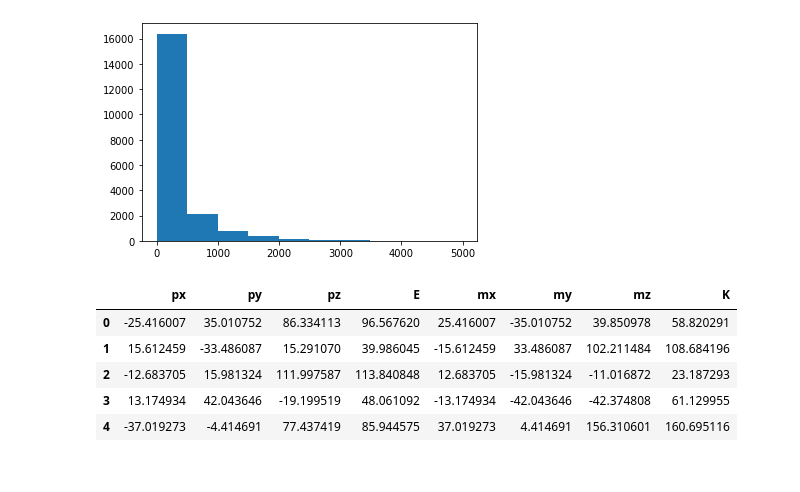
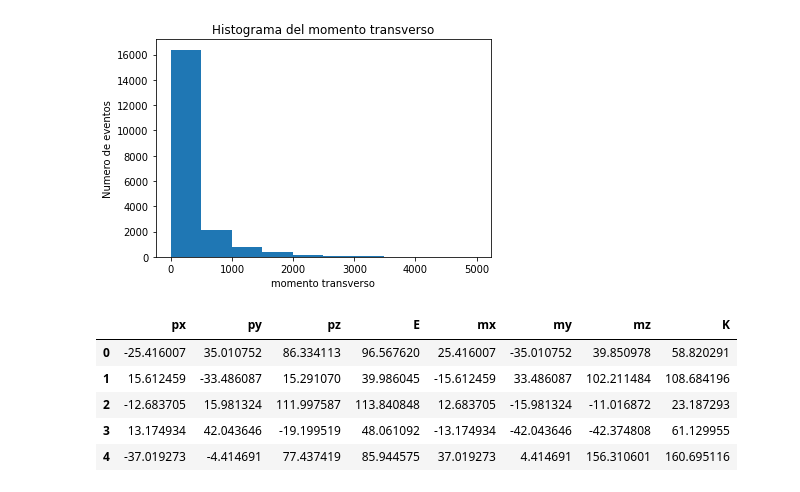
Before and after one commit to fisicadeparticulas/20210915_procesamientodearchivoslhe-ggcastellan, a Jupyter notebook: TareaMasaInvariante.ipynb, the cells around one changed output. Drawn from its saved outputs; the diff is of its cells as text; code cells hidden in the pictures.

```diff
--- a/TareaMasaInvariante.ipynb
+++ b/TareaMasaInvariante.ipynb
@@ -3,27 +3,29 @@
 # %%
 import pandas as pd
 import numpy as np
 import matplotlib.pyplot as plt
 from scipy.stats import norm
 
 #events=pd.read_csv("/content/2021MadGraphExercise/eventos_pxpypzE.csv")
 events = pd.read_csv('https://cernbox.cern.ch/index.php/s/5n2wG7OD7a0wYXX/download')
 events.head()
 
 data=np.genfromtxt('https://cernbox.cern.ch/index.php/s/5n2wG7OD7a0wYXX/download', delimiter=", ", names=["px", "py", "pz", "E"])
 #data = np.genfromtxt("/content/2021MadGraphExercise/eventos_pxpypzE.csv", delimiter=", ", names=["px","py","pz","E"] )
 #plt.plot(data['px'])
-#plt.ylabel('momento Py')
-#plt.xlabel('momento Px')
+
 
 #plt.hist(np.sqrt(data['px']*data['px']+data['py']*data['py']))
 plt.hist (np.sqrt(data['px']*data['px']+data['py']*data['py']+data['pz']*data['pz']))
+plt.title('Histograma del momento transverso')
+plt.ylabel('Numero de eventos')
+plt.xlabel('momento transverso')
 #plt.plot(data['px'],data['py'])
 
 
 plt.show()
 # %% [output]
-[figure, old version]
+[figure, new version]
 # %%
 import pandas as pd
 import numpy as np
```
Also changed, not shown: parts of 3 cells of this notebook.
